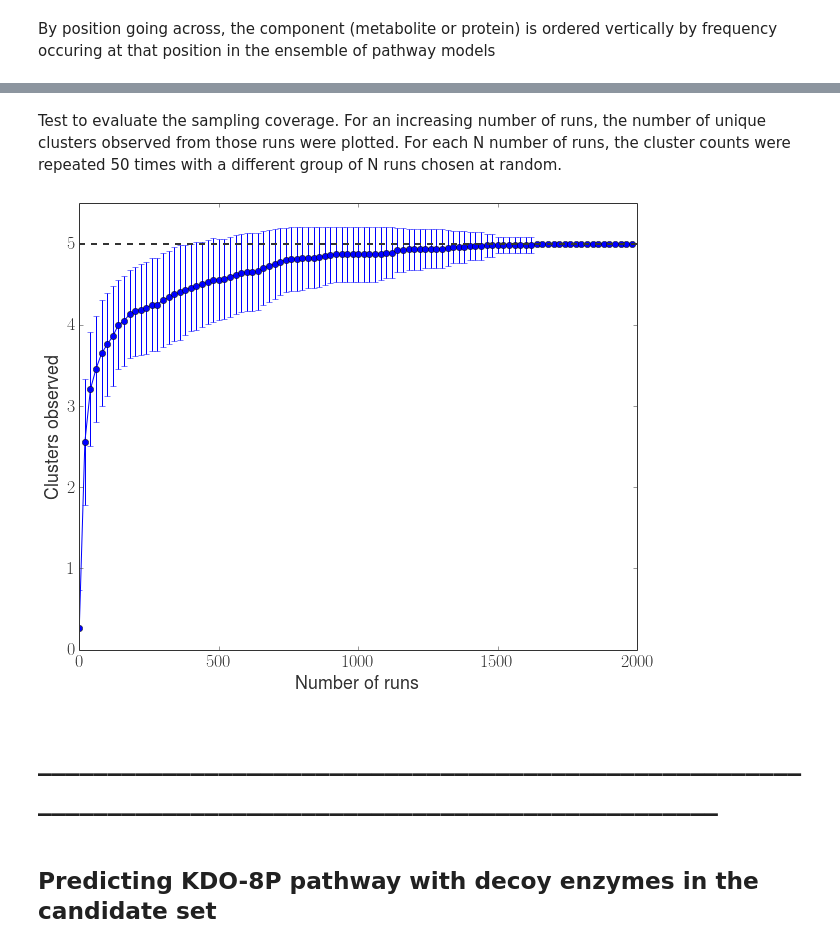
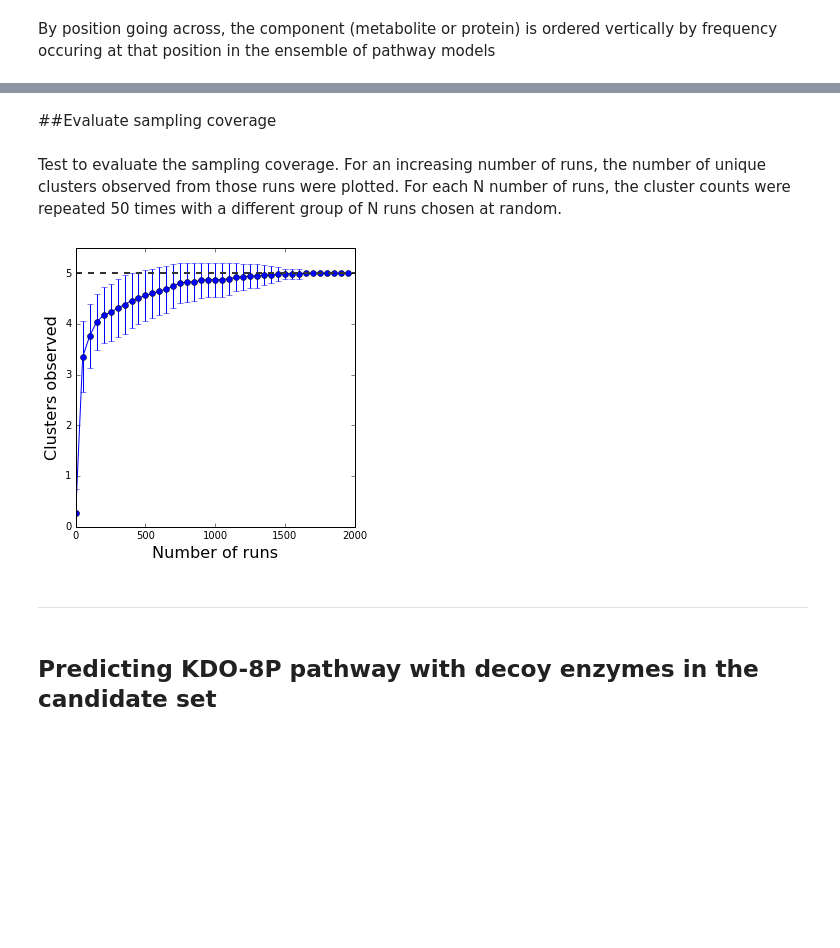
Before and after one commit to salilab/pathway_mapping, a Jupyter notebook: Examples/KDO8P/KDO-8P.ipynb, the cells around one changed output, grey strips where cells are left out. Cells and saved outputs as stored; diff of their text form; code cells hidden in the pictures; blank space fills up the shorter version.

```diff
--- a/Examples/KDO8P/KDO-8P.ipynb
+++ b/Examples/KDO8P/KDO-8P.ipynb
@@ -22,6 +24,6 @@ Define file locations, input enzymes/ligands, and true pathway
 # %%
-picklefile = 'kdo_test_2sd.pickle'
-datafile = '../../park2/scalhoun/cluster_output/kdo/data_kdo_sea.h5'
+picklefile = 'output/kdo_2sd.pickle'
+datafile = 'data/data_kdo.h5'
 enzs = ['01', '04', '03', '06a']
 ligands = ['ZINC01532567', 'ZINC03606137', 'ZINC03870009', 'ZINC02562361', 'ZINC30725157']
 # %% [markdown]
@@ -84,27 +90,16 @@ By position going across, the component (metabolite or protein) is ordered verti
 HTML(pE.get_html_table(percent_cutoff=.01, enz_percent_cutoff=0.15, urlstring_to_image='http://zinc.docking.org/img/sub/%s.gif'))
 # %% [output]
 [interactive output not drawn]
+# %% [markdown]
+##Evaluate sampling coverage
 # %% [markdown]
 Test to evaluate the sampling coverage. For an increasing number of runs, the number of unique clusters observed from those runs were plotted. For each N number of runs, the cluster counts were repeated 50 times with a different group of N runs chosen at random.
-# %%
-incre = 20
-maxruns = 2000
-fig = plt.figure(figsize=(10, 8))
-ax = plt.subplot(1, 1, 1)
-x = pE.conv_test_means
-errs = pE.conv_test_stds
-ax.errorbar(1+incre*np.arange(len(x[0:maxruns:incre])), np.array(x[0:maxruns:incre]), fmt='o-', yerr=np.array(errs[0:maxruns:incre]))
-ax.axhline(max(x), ls='--', color='#333333', lw=2)
-ax.set_ylabel('Clusters observed')
-ax.set_xlabel('Number of runs')
-ax.set_ylim(bottom=0, top = 1.1*np.max(x))
-ax.xaxis.labelpad = 5
-ax.yaxis.labelpad = 5
-plt.show()
-# %% [output]
-[figure, removed]
+# %%
+pE.plot_convergence_by_runs(run_increment=50)
+# %% [output]
+[figure, added]
 # %% [markdown]
-# ________________________________________________________________________________________________________
+ ________________________________________________________________________________________________________
 # %% [markdown]
 ## Predicting KDO-8P pathway with decoy enzymes in the candidate set
 # %% [markdown]
```
Also changed, not shown: parts of 17 cells of this notebook, 3 other files.
